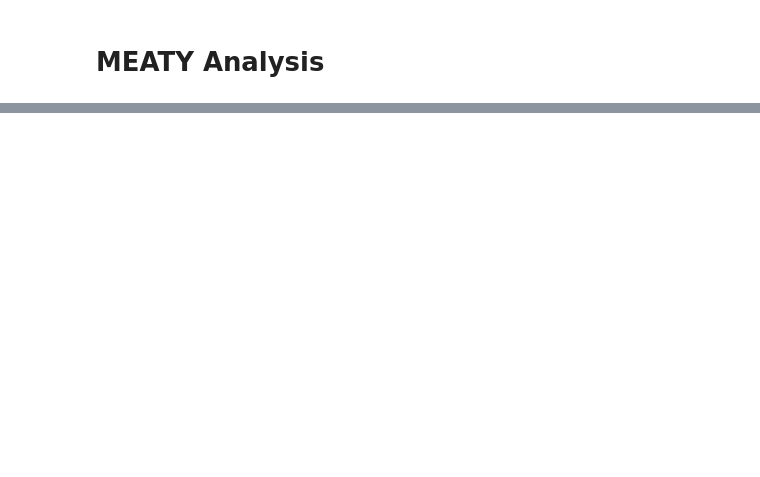
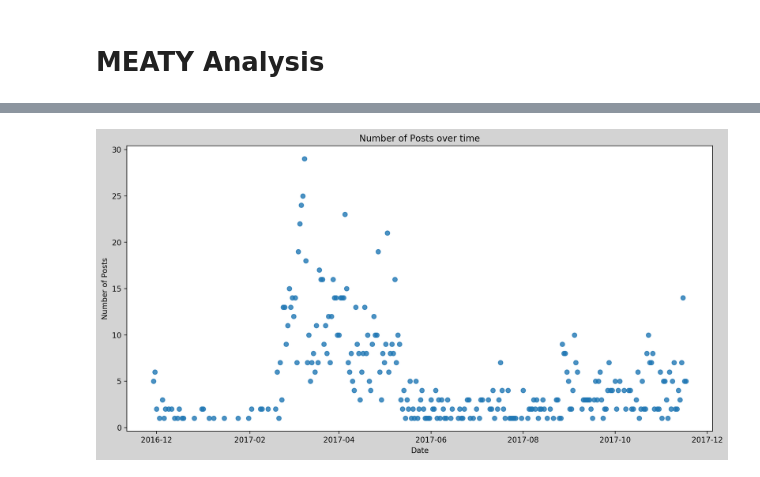
Before and after one commit to m-a-x/MEATY, a Jupyter notebook: MEATY/MEATY_analysis.ipynb, the cells around one changed output, grey strips where cells are left out. Drawn from its saved outputs; the diff is of its cells as text; code cells hidden in the pictures; blank space fills up the shorter version.

```diff
--- a/MEATY/MEATY_analysis.ipynb
+++ b/MEATY/MEATY_analysis.ipynb
@@ -92,7 +92,7 @@ def plot_post_counts(df):
     fig.set_size_inches(14, 7)
     fig.set_dpi(200)
     fig.set_facecolor('lightgray')
-    ax.plot_date(df['post_date'].value_counts().index, df['post_date'].value_counts().values, alpha=.8)
+    ax.plot_date(df['post_date'].value_counts().index.to_pydatetime(), df['post_date'].value_counts().values, alpha=.8)
     ax.set_title('Number of Posts over time')
     ax.set_xlabel('Date')
     ax.set_ylabel('Number of Posts')
@@ -191,5 +154,7 @@ plot_top_n_posters(post_df, n=10)
 # %%
-plot_post_counts(post_df[post_df['group'] == '../columbia'])
+plot_post_counts(post_df[post_df['school'] == 'yale'])
+# %% [output]
+[figure, added]
 # %%
 # dfd['text'] = dfd['caption'] + dfd['title'] + df['img_text']
 # dfd[dfd['text'].str.lower().str.contains('daddy', na=False)]
```
Also changed, not shown: parts of 11 cells of this notebook.
